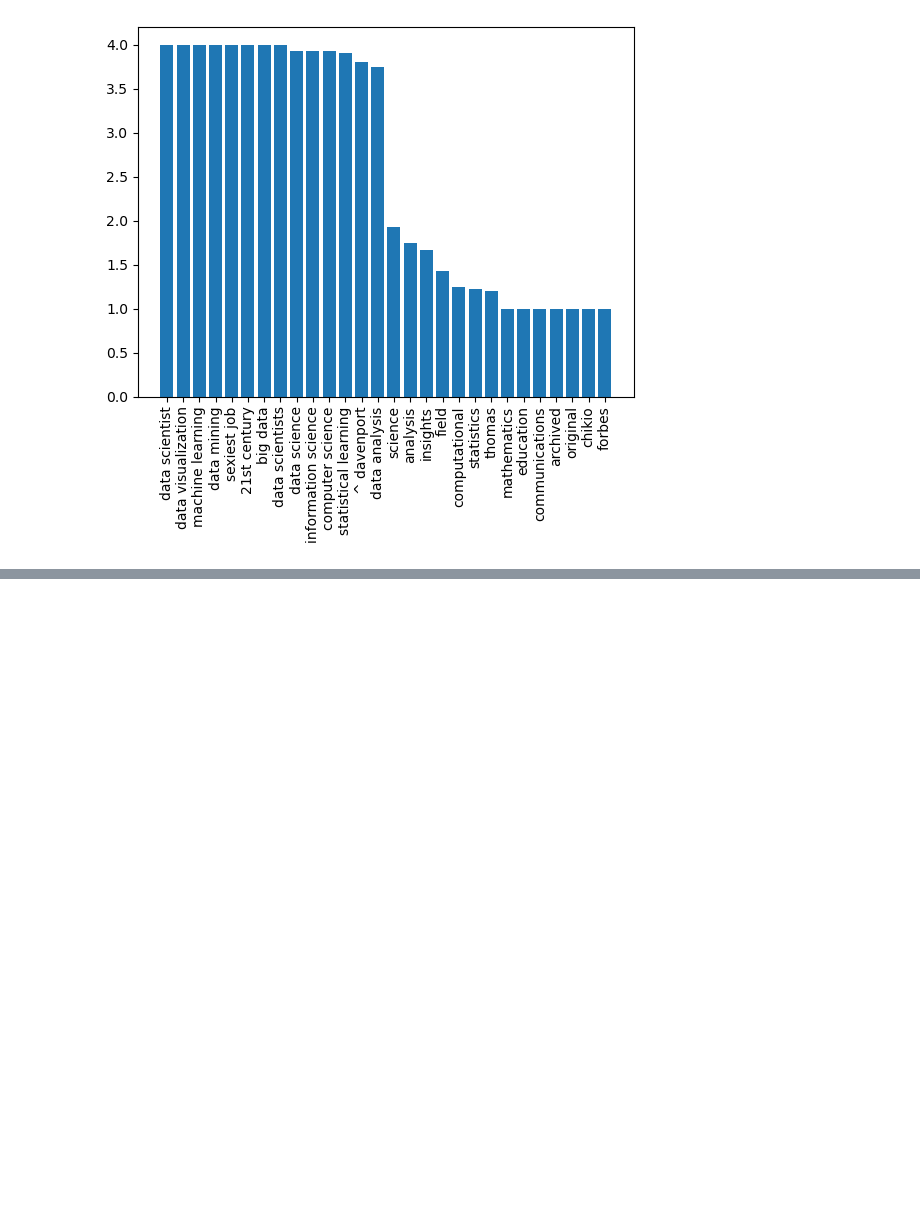
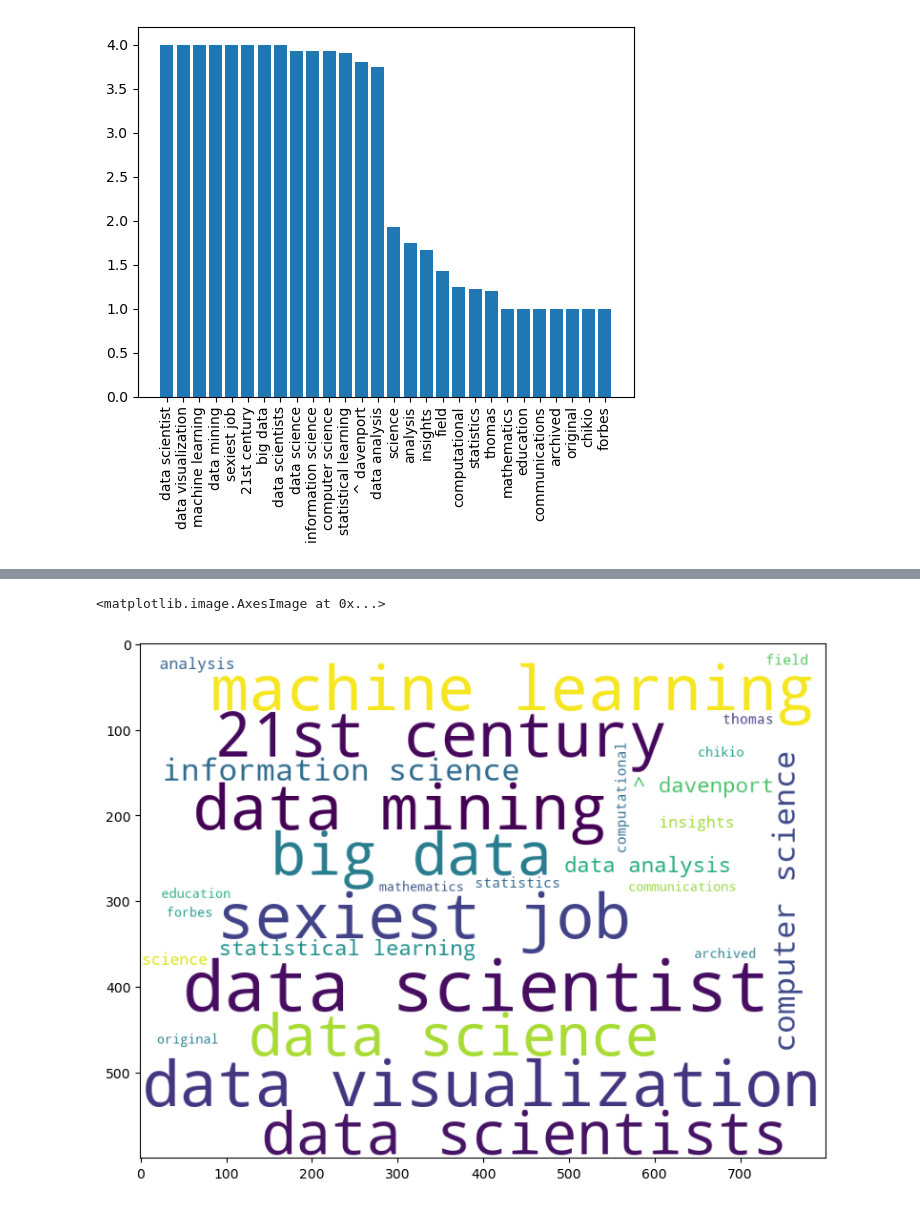
Before and after one commit to LinC3e/data-science-journey, a Jupyter notebook: notebook.ipynb, the cells around one changed output, grey strips where cells are left out. Saved outputs shown, nothing was run; the diff lists cells and outputs as text; code cells hidden in the pictures; blank space fills up the shorter version.

Commit message:
ADD - Data Visualization v2

```diff
--- a/notebook.ipynb
+++ b/notebook.ipynb
@@ -121,0 +130,9 @@ plot(res)
+# %%
+from wordcloud import WordCloud
+
+wc = WordCloud(background_color='white',width=800,height=600)
+plt.figure(figsize=(15,7))
+plt.imshow(wc.generate_from_frequencies({ k:v for k,v in res }))
+# %% [output]
+<matplotlib.image.AxesImage at 0x...>
+[figure, added]
```
Also changed, not shown: parts of 6 cells of this notebook, 1 other file.
